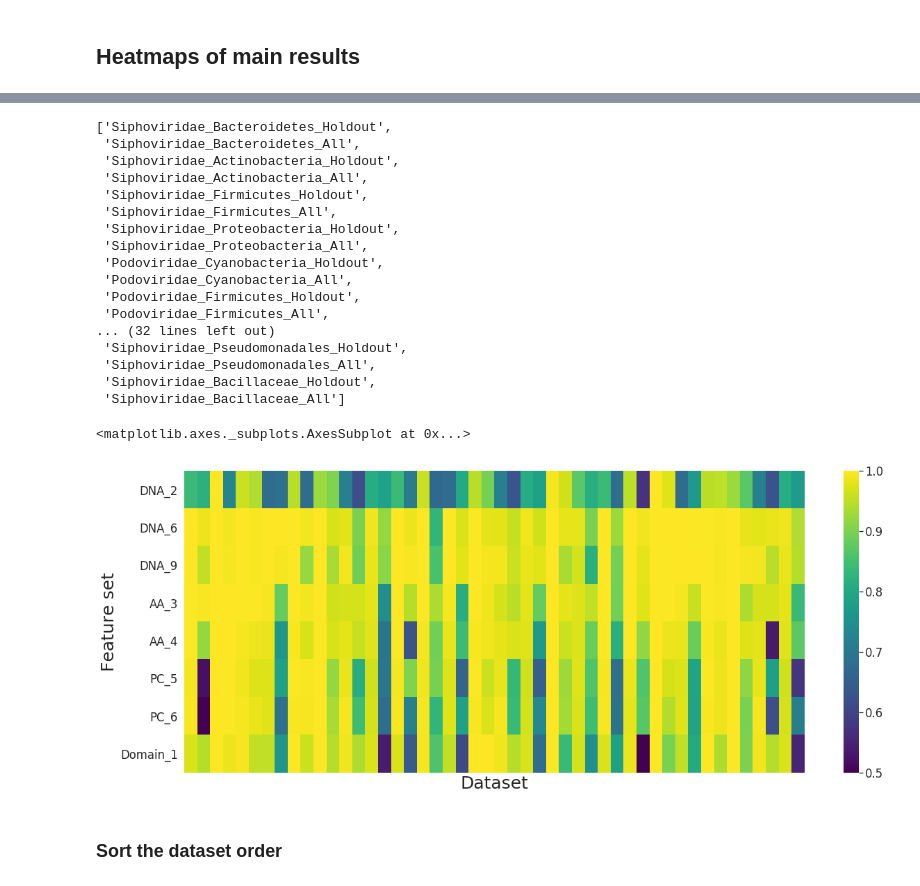
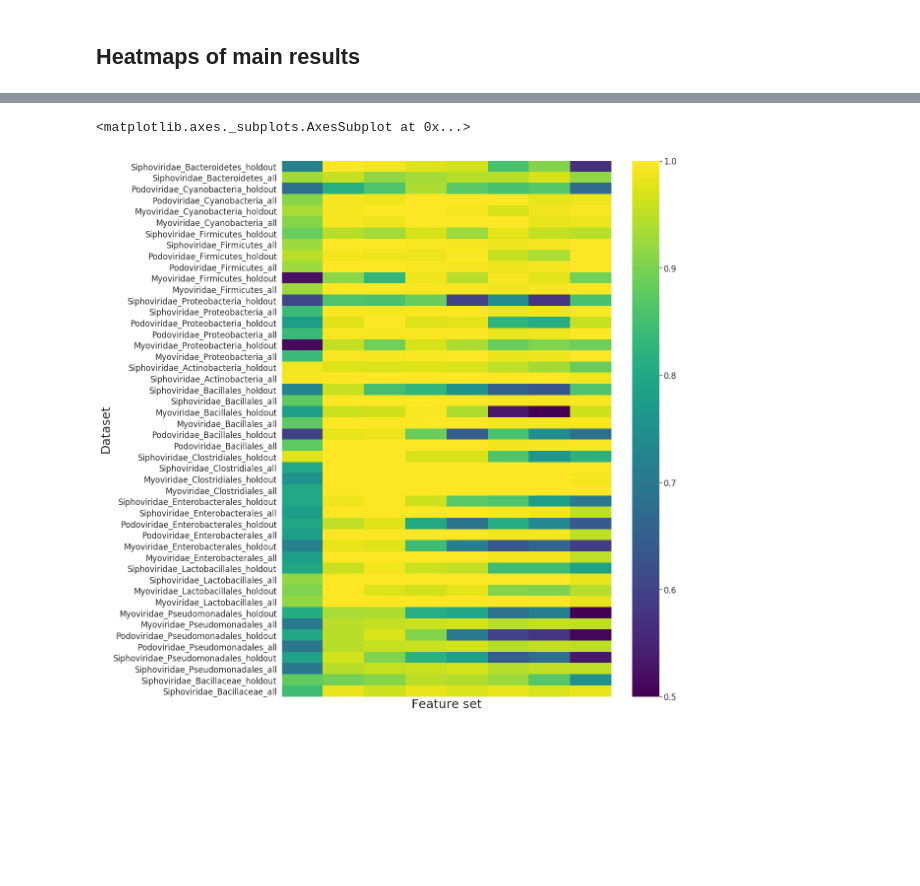
Before and after one commit to youngfran/virus_host_predict, a Jupyter notebook: code/Plots_HO_AUC_Bact.ipynb, the cells around one changed output, grey strips where cells are left out. Saved outputs shown, nothing was run; the diff lists cells and outputs as text; code cells hidden in the pictures; blank space fills up the shorter version.

```diff
--- a/code/Plots_HO_AUC_Bact.ipynb
+++ b/code/Plots_HO_AUC_Bact.ipynb
@@ -96,22 +9,25 @@ results.head()
+# %%
+resultsfile = '../results/holdout_Bact_results.csv'
+df = pd.read_csv(resultsfile)
+
+df.drop(columns= [ 'pool label', 'pool tax group'], inplace =True)
+df.rename(columns = {'label tax group':'tax', 'positive label':'label','training group': 'training_group' }, inplace=True)
+concat_ds = lambda row: f'{row["virus holdout group"]}_{row["label"]}_{row["training_group"]}'
+df['Dataset']= df.apply(concat_ds , axis=1)
+tax_order =['kingdom','phylum','class','order','family','genus','species']
+df['tax'] = df['tax'].astype('category')
+df['tax'].cat.set_categories(tax_order, inplace=True)
+fs = lambda row: f'{row["Features"]}_{row["k"]}'
+df['Feature set'] = df.apply(fs,axis = 1)
+fs_order =['DNA_2','DNA_6','DNA_9','AA_3','AA_4','PC_5','PC_6','Domains_0']
+df['Feature set'] = df['Feature set'].astype('category')
+df['Feature set'].cat.set_categories(fs_order, inplace=True)
+
+df.head()
 # %%
+df.sort_values(by = ['tax','label'],inplace=True)
 unique =[]
-[unique.append(ds) for ds in(list(results['Dataset']))if ds not in unique ]
-unique
+[unique.append(ds) for ds in(list(df['Dataset']))if ds not in unique ]
+
+dfp = df.pivot('Dataset', 'Feature set', 'AUC').reindex(unique)
+dfp.head()
-# %% [output]
-['Siphoviridae_Bacteroidetes_Holdout',
- 'Siphoviridae_Bacteroidetes_All',
- 'Siphoviridae_Actinobacteria_Holdout',
- 'Siphoviridae_Actinobacteria_All',
- 'Siphoviridae_Firmicutes_Holdout',
- 'Siphoviridae_Firmicutes_All',
- 'Siphoviridae_Proteobacteria_Holdout',
- 'Siphoviridae_Proteobacteria_All',
- 'Podoviridae_Cyanobacteria_Holdout',
- 'Podoviridae_Cyanobacteria_All',
- 'Podoviridae_Firmicutes_Holdout',
- 'Podoviridae_Firmicutes_All',
-... (32 lines left out)
- 'Siphoviridae_Pseudomonadales_Holdout',
- 'Siphoviridae_Pseudomonadales_All',
- 'Siphoviridae_Bacillaceae_Holdout',
- 'Siphoviridae_Bacillaceae_All']
@@ -123,18 +34,17 @@ df1 = dfn.pivot( 'Feature set','Dataset', 'AUC')
 # %%
 sns.set(font_scale=1.5, palette = 'viridis')
-# Draw a heatmap with the numeric values in each cell
-f, ax = plt.subplots(figsize=(20, 8))
+f, ax = plt.subplots(figsize=(15, 20))
 plt.xticks(rotation='vertical')
 ax.tick_params(
     axis='x',          # changes apply to the x-axis
     which='both',      # both major and minor ticks are affected
     top=False,      # ticks along the bottom edge are off
      bottom=False,         # ticks along the top edge are off
     labelbottom=False
     )
 ax.set_ylabel(ax.get_ylabel(), fontsize=25)
 ax.set_xlabel(ax.get_xlabel(), fontsize=25)
-sns.heatmap(df1,cmap = 'viridis', vmin = 0.5,   ax=ax)
+sns.heatmap(dfp,cmap = 'viridis', vmin = 0.5,   ax=ax)
 # %% [output]
 <matplotlib.axes._subplots.AxesSubplot at 0x...>
-[figure, old version]
+[figure, new version]
@@ -143,2 +50,0 @@ f.savefig('Figures/heatmap_HO_Bact_no_ds.png', bbox_inches="tight")
-# %% [markdown]
-### Sort the dataset order
```
Also changed, not shown: parts of 30 cells of this notebook, 5 other files.
